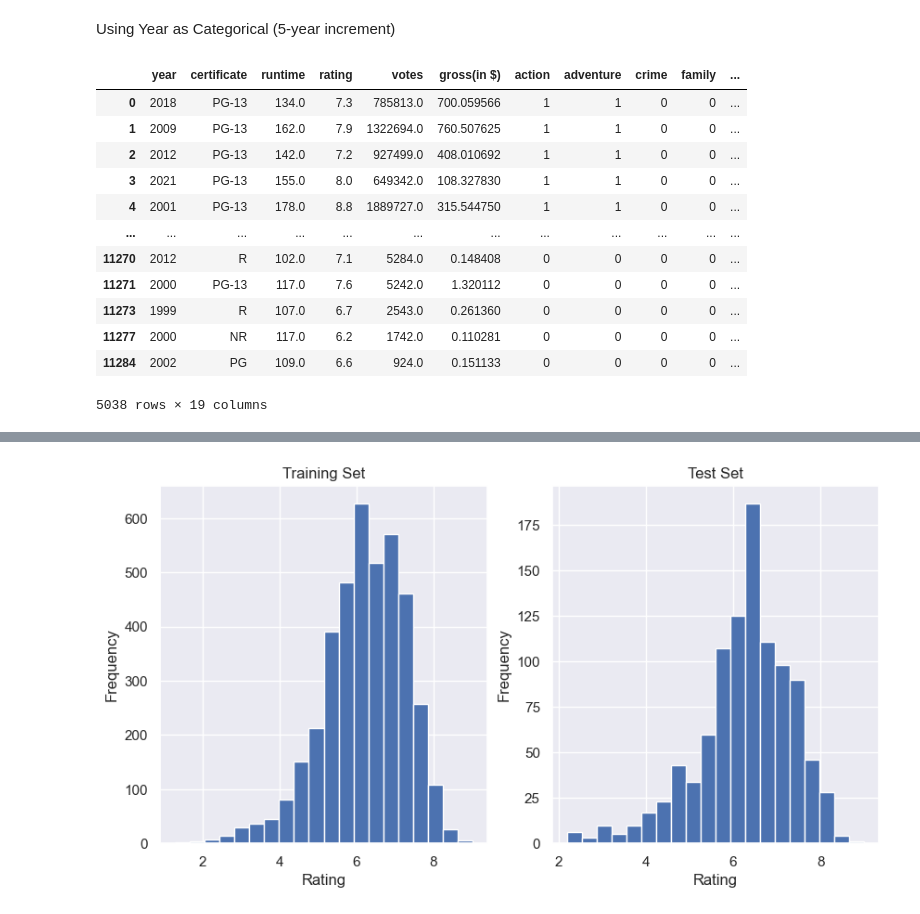
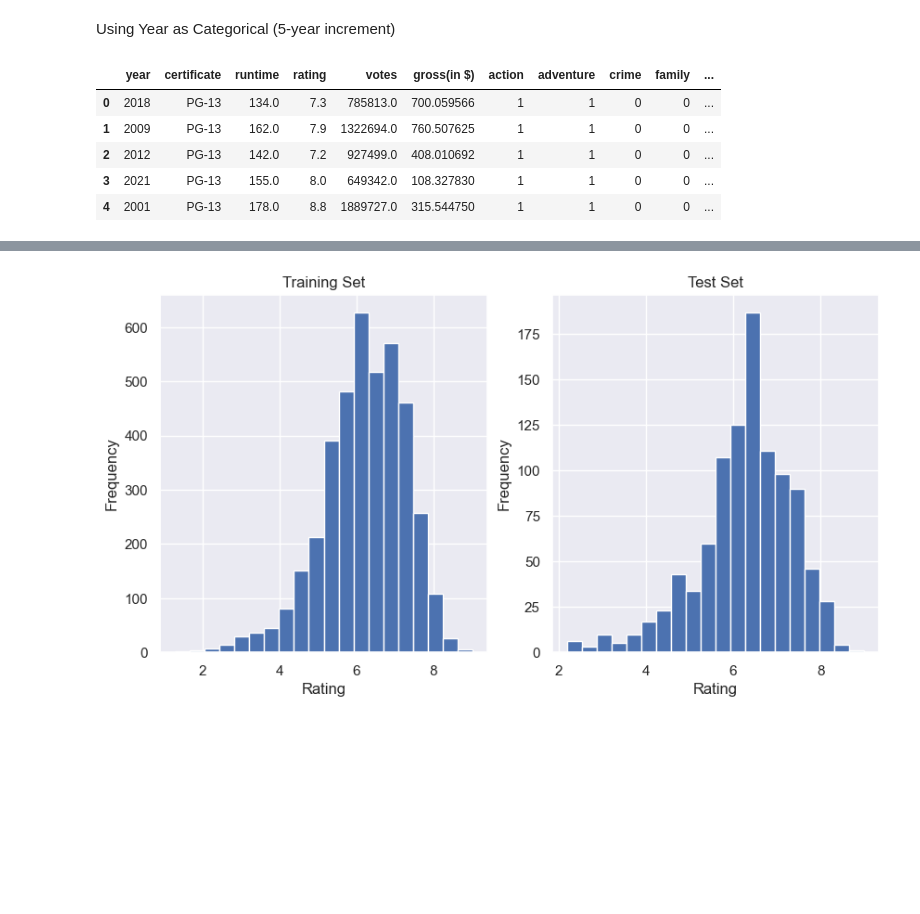
Before and after one commit to lucaswin89/IMDb-Movies-Gross-Income-Prediction-for-Box-Office-Earnings, a Jupyter notebook: IMDBv3.ipynb, the cells around one changed output, grey strips where cells are left out. Cells and saved outputs as stored; diff of their text form; code cells hidden in the pictures; blank space fills up the shorter version.

```diff
--- a/IMDBv3.ipynb
+++ b/IMDBv3.ipynb
@@ -380,23 +380,15 @@ Mean absolute error: 21.793811926587303
 # %% [markdown]
 <font size="8">Using Year as Categorical (5-year increment)</font>
 # %%
-df['year_category'] = (((df['year'] - 1910) // 5) * 5 + 1910) // 10 * 10
-df['year_category'] = df['year_category'].apply(lambda x: str(x) + '-' + str(x+4) if (x+3) < 2023 else str(x) + '-2022')
-df
+df['year_category'] = (((df['year'] - 1995) // 5) * 5 + 1995).astype(str) + '-' + (((df['year'] - 1995) // 5) * 5 + 1999).astype(str)
+df.head()
 # %% [output]
 |  | year | certificate | runtime | rating | votes | gross(in $) | action | adventure | crime | family | ... |
 | 0 | 2018 | PG-13 | 134.0 | 7.3 | 785813.0 | 700.059566 | 1 | 1 | 0 | 0 | ... |
 | 1 | 2009 | PG-13 | 162.0 | 7.9 | 1322694.0 | 760.507625 | 1 | 1 | 0 | 0 | ... |
 | 2 | 2012 | PG-13 | 142.0 | 7.2 | 927499.0 | 408.010692 | 1 | 1 | 0 | 0 | ... |
 | 3 | 2021 | PG-13 | 155.0 | 8.0 | 649342.0 | 108.327830 | 1 | 1 | 0 | 0 | ... |
 | 4 | 2001 | PG-13 | 178.0 | 8.8 | 1889727.0 | 315.544750 | 1 | 1 | 0 | 0 | ... |
-| ... | ... | ... | ... | ... | ... | ... | ... | ... | ... | ... | ... |
-| 11270 | 2012 | R | 102.0 | 7.1 | 5284.0 | 0.148408 | 0 | 0 | 0 | 0 | ... |
-| 11271 | 2000 | PG-13 | 117.0 | 7.6 | 5242.0 | 1.320112 | 0 | 0 | 0 | 0 | ... |
-| 11273 | 1999 | R | 107.0 | 6.7 | 2543.0 | 0.261360 | 0 | 0 | 0 | 0 | ... |
-| 11277 | 2000 | NR | 117.0 | 6.2 | 1742.0 | 0.110281 | 0 | 0 | 0 | 0 | ... |
-| 11284 | 2002 | PG | 109.0 | 6.6 | 924.0 | 0.151133 | 0 | 0 | 0 | 0 | ... |
-5038 rows × 19 columns
 # %%
 year_counts = df['year_category'].value_counts().sort_index()
 year_counts.plot.bar()
```
Also changed, not shown: parts of 9 cells of this notebook.
